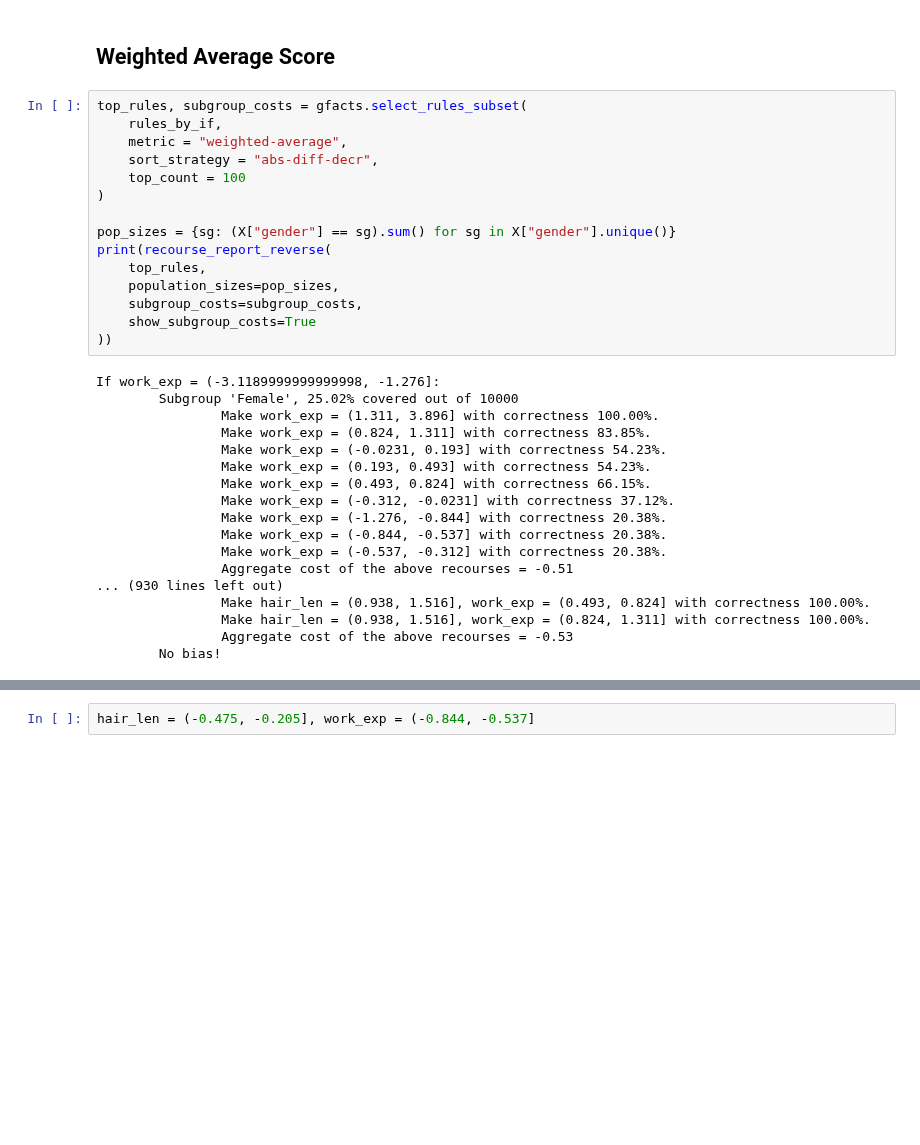
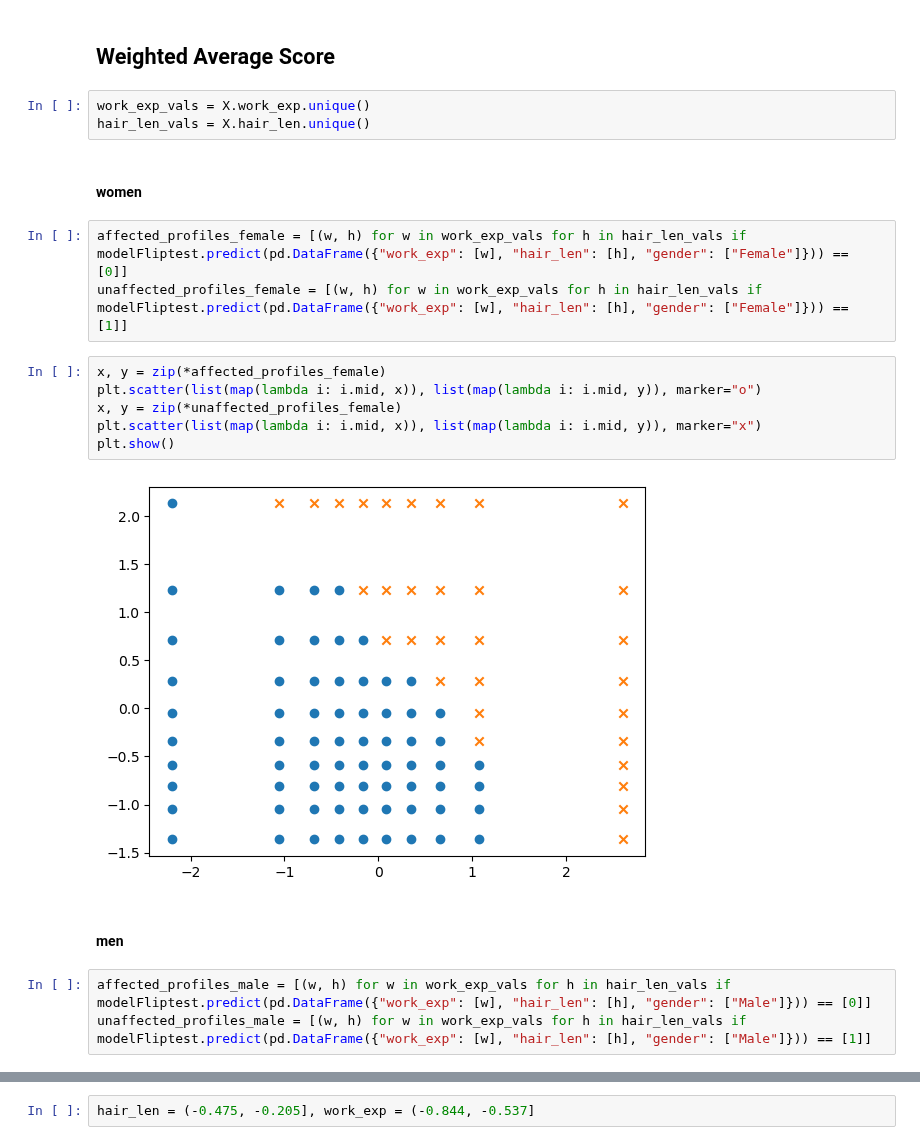
Before and after one commit to AutoFairAthenaRC/FACTS, a Jupyter notebook: gfacts/LiptonDataset/LiptonDataset.ipynb, the cells around one changed output, grey strips where cells are left out. Saved outputs shown, nothing was run; the diff lists cells and outputs as text; blank space fills up the shorter version.

```diff
--- a/gfacts/LiptonDataset/LiptonDataset.ipynb
+++ b/gfacts/LiptonDataset/LiptonDataset.ipynb
@@ -272,36 +272,24 @@ comparators = gfacts.naive_feature_change_builder(num_cols=num_features, cate_co
 params = ParameterProxy(featureChanges=comparators)
 # %% [markdown]
 ## Weighted Average Score
-# %%
-top_rules, subgroup_costs = gfacts.select_rules_subset(
-    rules_by_if,
-    metric = "weighted-average",
-    sort_strategy = "abs-diff-decr",
-    top_count = 100
-)
-
-pop_sizes = {sg: (X["gender"] == sg).sum() for sg in X["gender"].unique()}
-print(recourse_report_reverse(
-    top_rules,
-    population_sizes=pop_sizes,
-    subgroup_costs=subgroup_costs,
-    show_subgroup_costs=True
-))
-# %% [output]
-If work_exp = (-3.1189999999999998, -1.276]:
-        Subgroup 'Female', 25.02% covered out of 10000
-                Make work_exp = (1.311, 3.896] with correctness 100.00%.
-                Make work_exp = (0.824, 1.311] with correctness 83.85%.
-                Make work_exp = (-0.0231, 0.193] with correctness 54.23%.
-                Make work_exp = (0.193, 0.493] with correctness 54.23%.
-                Make work_exp = (0.493, 0.824] with correctness 66.15%.
-                Make work_exp = (-0.312, -0.0231] with correctness 37.12%.
-                Make work_exp = (-1.276, -0.844] with correctness 20.38%.
-                Make work_exp = (-0.844, -0.537] with correctness 20.38%.
-                Make work_exp = (-0.537, -0.312] with correctness 20.38%.
-                Aggregate cost of the above recourses = -0.51
-... (930 lines left out)
-                Make hair_len = (0.938, 1.516], work_exp = (0.493, 0.824] with correctness 100.00%.
-                Make hair_len = (0.938, 1.516], work_exp = (0.824, 1.311] with correctness 100.00%.
-                Aggregate cost of the above recourses = -0.53
-        No bias!
+# %%
+work_exp_vals = X.work_exp.unique()
+hair_len_vals = X.hair_len.unique()
+# %% [markdown]
+#### women
+# %%
+affected_profiles_female = [(w, h) for w in work_exp_vals for h in hair_len_vals if modelFliptest.predict(pd.DataFrame({"work_exp": [w], "hair_len": [h], "gender": ["Female"]})) == [0]]
+unaffected_profiles_female = [(w, h) for w in work_exp_vals for h in hair_len_vals if modelFliptest.predict(pd.DataFrame({"work_exp": [w], "hair_len": [h], "gender": ["Female"]})) == [1]]
+# %%
+x, y = zip(*affected_profiles_female)
+plt.scatter(list(map(lambda i: i.mid, x)), list(map(lambda i: i.mid, y)), marker="o")
+x, y = zip(*unaffected_profiles_female)
+plt.scatter(list(map(lambda i: i.mid, x)), list(map(lambda i: i.mid, y)), marker="x")
+plt.show()
+# %% [output]
+[figure, added]
+# %% [markdown]
+#### men
+# %%
+affected_profiles_male = [(w, h) for w in work_exp_vals for h in hair_len_vals if modelFliptest.predict(pd.DataFrame({"work_exp": [w], "hair_len": [h], "gender": ["Male"]})) == [0]]
+unaffected_profiles_male = [(w, h) for w in work_exp_vals for h in hair_len_vals if modelFliptest.predict(pd.DataFrame({"work_exp": [w], "hair_len": [h], "gender": ["Male"]})) == [1]]
```
Also changed, not shown: parts of 6 cells of this notebook, 1 other file.
